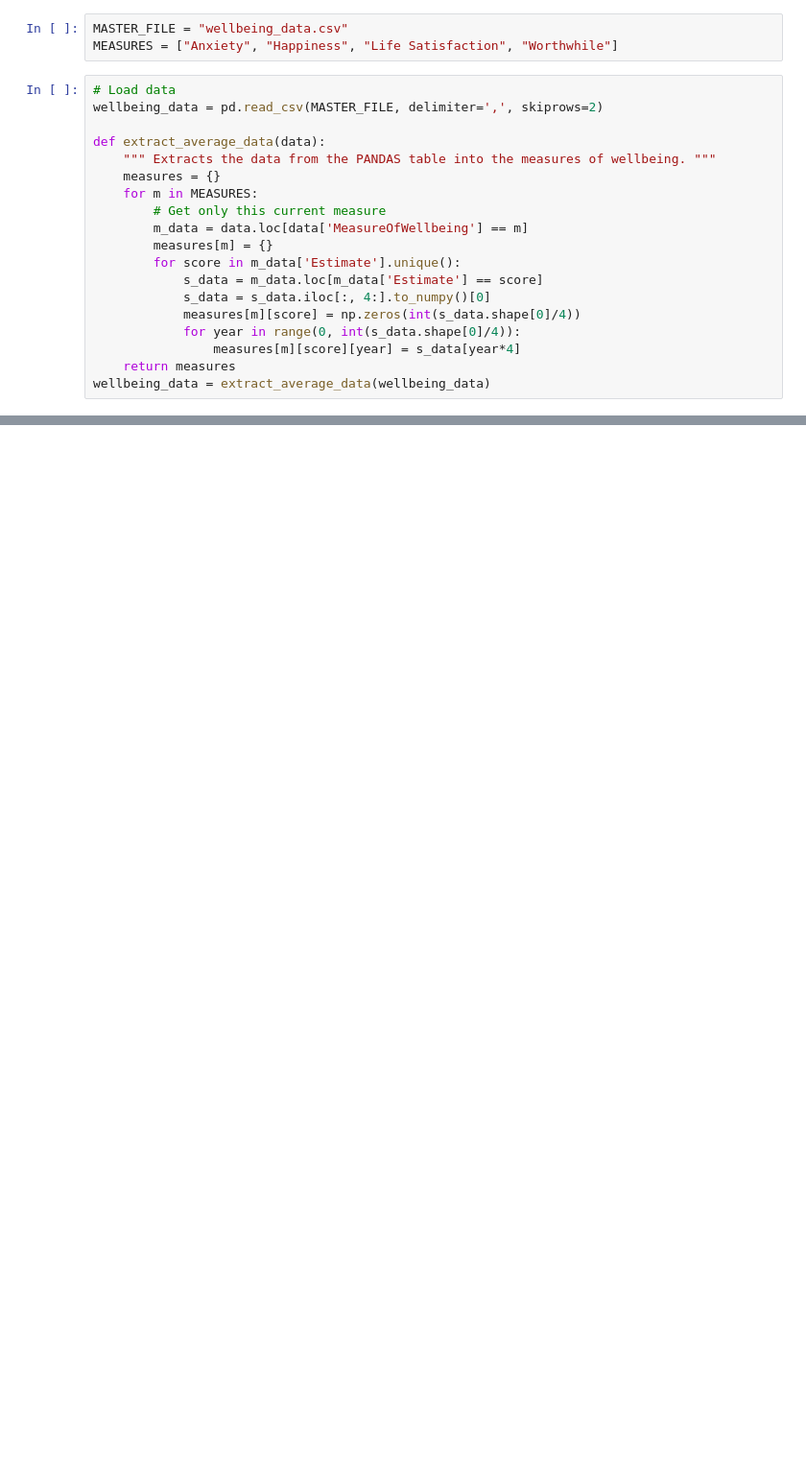
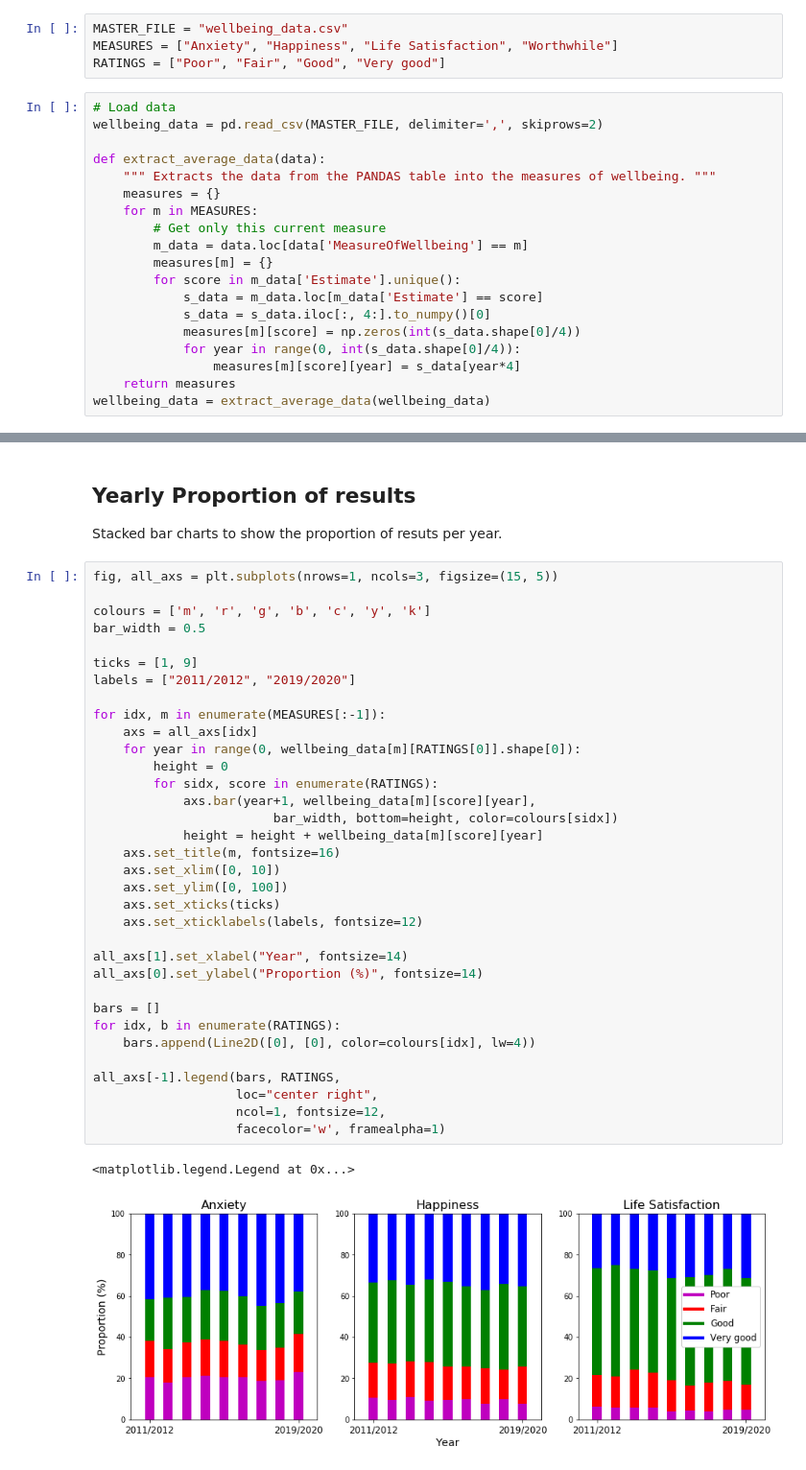
Before and after one commit to Sciprios/SwindonCovid, a Jupyter notebook: Wellbeing/Wellbeing Analysis.ipynb, the cells around one changed output, grey strips where cells are left out. Shown at 96% size. Cells and saved outputs as stored; diff of their text form; blank space fills up the shorter version.

Commit message:
Graphed the stacked rating proportions per year.

```diff
--- a/Wellbeing/Wellbeing Analysis.ipynb
+++ b/Wellbeing/Wellbeing Analysis.ipynb
@@ -29,6 +29,7 @@ First we load the data from the file indicated by the *MASTER_FILE* variable, th
 # %%
 MASTER_FILE = "wellbeing_data.csv"
 MEASURES = ["Anxiety", "Happiness", "Life Satisfaction", "Worthwhile"]
+RATINGS = ["Poor", "Fair", "Good", "Very good"]
 # %%
 # Load data
 wellbeing_data = pd.read_csv(MASTER_FILE, delimiter=',', skiprows=2)
@@ -50,0 +73,41 @@ wellbeing_data = extract_average_data(wellbeing_data)
+# %% [markdown]
+## Yearly Proportion of results
+
+Stacked bar charts to show the proportion of resuts per year.
+# %%
+fig, all_axs = plt.subplots(nrows=1, ncols=3, figsize=(15, 5))
+
+colours = ['m', 'r', 'g', 'b', 'c', 'y', 'k']
+bar_width = 0.5
+
+ticks = [1, 9]
+labels = ["2011/2012", "2019/2020"]
+
+for idx, m in enumerate(MEASURES[:-1]):
+    axs = all_axs[idx]
+    for year in range(0, wellbeing_data[m][RATINGS[0]].shape[0]):
+        height = 0
+        for sidx, score in enumerate(RATINGS):
+            axs.bar(year+1, wellbeing_data[m][score][year],
+                        bar_width, bottom=height, color=colours[sidx])
+            height = height + wellbeing_data[m][score][year]
+    axs.set_title(m, fontsize=16)
+    axs.set_xlim([0, 10])
+    axs.set_ylim([0, 100])
+    axs.set_xticks(ticks)
+    axs.set_xticklabels(labels, fontsize=12)
+
+all_axs[1].set_xlabel("Year", fontsize=14)
+all_axs[0].set_ylabel("Proportion (%)", fontsize=14)
+
+bars = []
+for idx, b in enumerate(RATINGS):
+    bars.append(Line2D([0], [0], color=colours[idx], lw=4))
+
+all_axs[-1].legend(bars, RATINGS,
+                   loc="center right",
+                   ncol=1, fontsize=12,
+                   facecolor='w', framealpha=1)
+# %% [output]
+<matplotlib.legend.Legend at 0x...>
+[figure, added]
```
Also changed, not shown: parts of 2 cells of this notebook.
